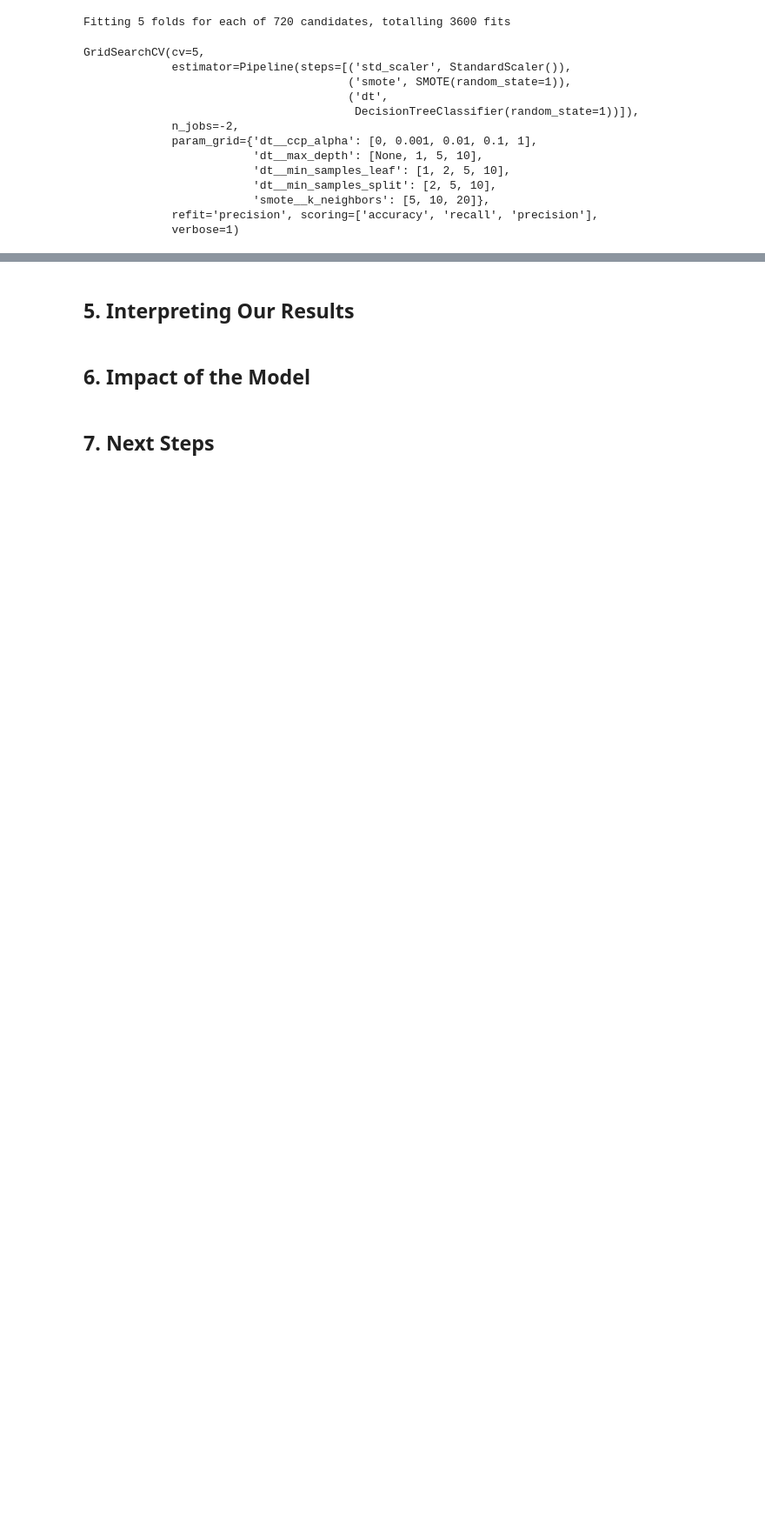
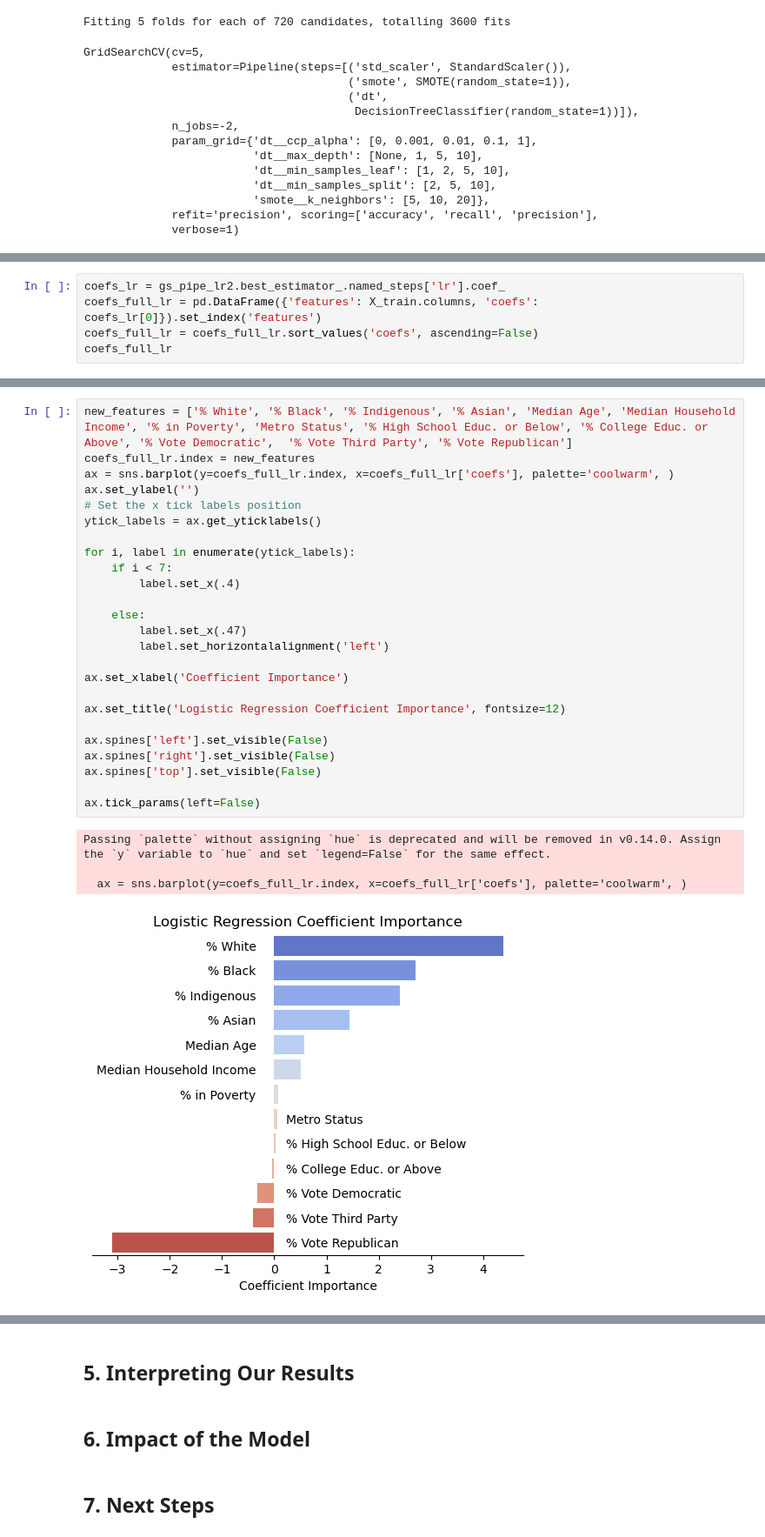
Before and after one commit to natehiatt/covid_vax_project, a Jupyter notebook: Final.ipynb, the cells around one changed output, grey strips where cells are left out. Shown at 87% size. Saved outputs shown, nothing was run; the diff lists cells and outputs as text; blank space fills up the shorter version.

```diff
--- a/Final.ipynb
+++ b/Final.ipynb
@@ -1261,0 +1377,5 @@ def best_gs(gs_model):
+# %%
+coefs_lr = gs_pipe_lr2.best_estimator_.named_steps['lr'].coef_
+coefs_full_lr = pd.DataFrame({'features': X_train.columns, 'coefs': coefs_lr[0]}).set_index('features')
+coefs_full_lr = coefs_full_lr.sort_values('coefs', ascending=False)
+coefs_full_lr
@@ -1261,0 +1398,30 @@ def best_gs(gs_model):
+# %%
+new_features = ['% White', '% Black', '% Indigenous', '% Asian', 'Median Age', 'Median Household Income', '% in Poverty', 'Metro Status', '% High School Educ. or Below', '% College Educ. or Above', '% Vote Democratic',  '% Vote Third Party', '% Vote Republican']
+coefs_full_lr.index = new_features
+ax = sns.barplot(y=coefs_full_lr.index, x=coefs_full_lr['coefs'], palette='coolwarm', )
+ax.set_ylabel('')
+# Set the x tick labels position
+ytick_labels = ax.get_yticklabels()
+
+for i, label in enumerate(ytick_labels):
+    if i < 7:
+        label.set_x(.4)
+
+    else:
+        label.set_x(.47)
+        label.set_horizontalalignment('left')
+
+ax.set_xlabel('Coefficient Importance')
+
+ax.set_title('Logistic Regression Coefficient Importance', fontsize=12)
+
+ax.spines['left'].set_visible(False)
+ax.spines['right'].set_visible(False)
+ax.spines['top'].set_visible(False)
+
+ax.tick_params(left=False)
+# %% [output]
+Passing `palette` without assigning `hue` is deprecated and will be removed in v0.14.0. Assign the `y` variable to `hue` and set `legend=False` for the same effect.
+
+  ax = sns.barplot(y=coefs_full_lr.index, x=coefs_full_lr['coefs'], palette='coolwarm', )
+[figure, added]
```
Also changed, not shown: parts of 20 cells of this notebook, 2 other files.
